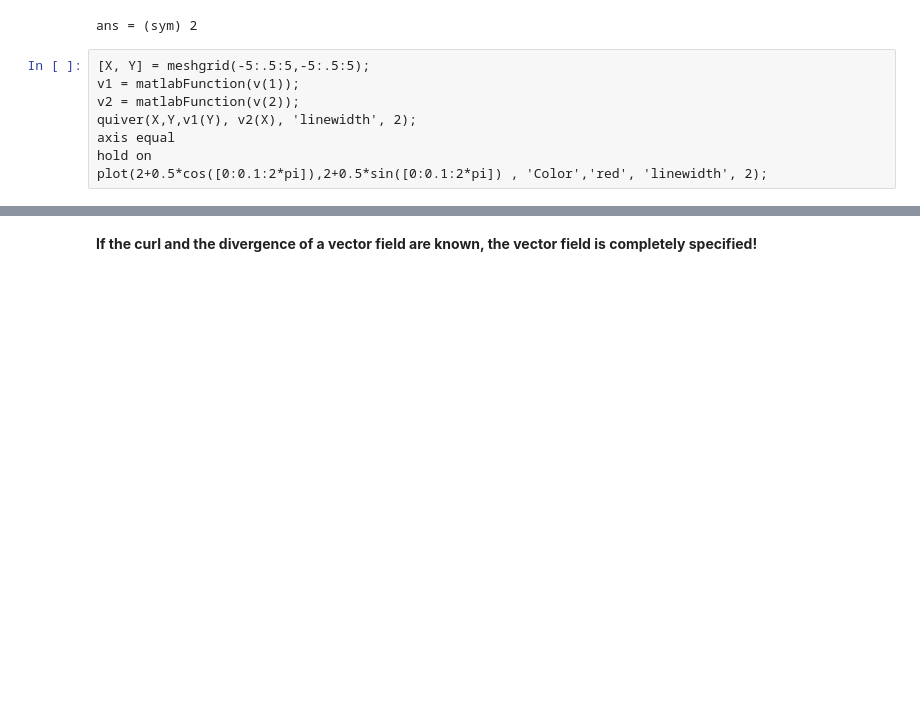
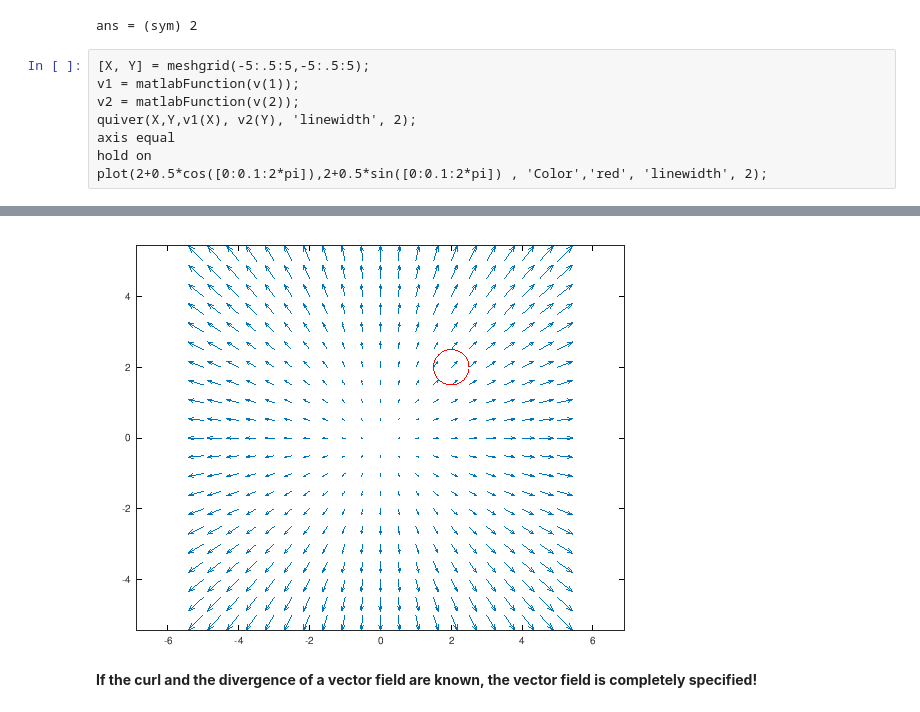
Before and after one commit to BenLauwens/ES115, a Jupyter notebook: Lectures/Lecture 7. Symbolic calculus.ipynb, the cells around one changed output, grey strips where cells are left out. Saved outputs shown, nothing was run; the diff lists cells and outputs as text; blank space fills up the shorter version.

```diff
--- a/Lectures/Lecture 7. Symbolic calculus.ipynb
+++ b/Lectures/Lecture 7. Symbolic calculus.ipynb
@@ -507,7 +517,7 @@ ans = (sym) 2
 [X, Y] = meshgrid(-5:.5:5,-5:.5:5);
 v1 = matlabFunction(v(1));
 v2 = matlabFunction(v(2));
-quiver(X,Y,v1(Y), v2(X), 'linewidth', 2);
+quiver(X,Y,v1(X), v2(Y), 'linewidth', 2);
 axis equal
 hold on
 plot(2+0.5*cos([0:0.1:2*pi]),2+0.5*sin([0:0.1:2*pi]) , 'Color','red', 'linewidth', 2);
@@ -516,3 +525,4 @@ plot(2+0.5*cos([0:0.1:2*pi]),2+0.5*sin([0:0.1:2*pi]) , 'Color','red', 'linewidth
+[figure, added]
 # %% [markdown]
 **If the curl and the divergence of a vector field are known, the vector field is completely specified!**
 # %% [markdown]
```
Also changed, not shown: parts of 19 cells of this notebook, 1 other file.
